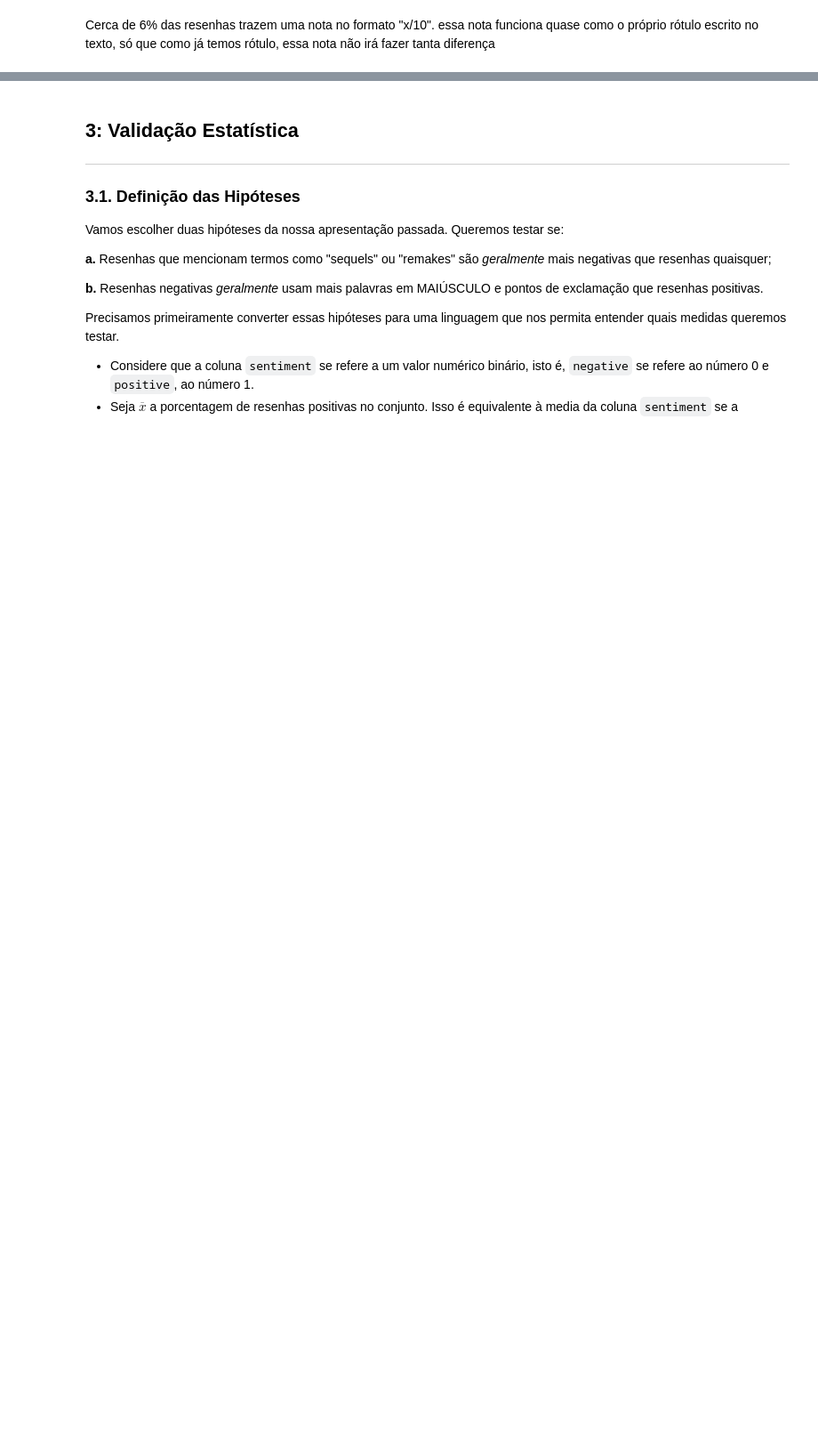
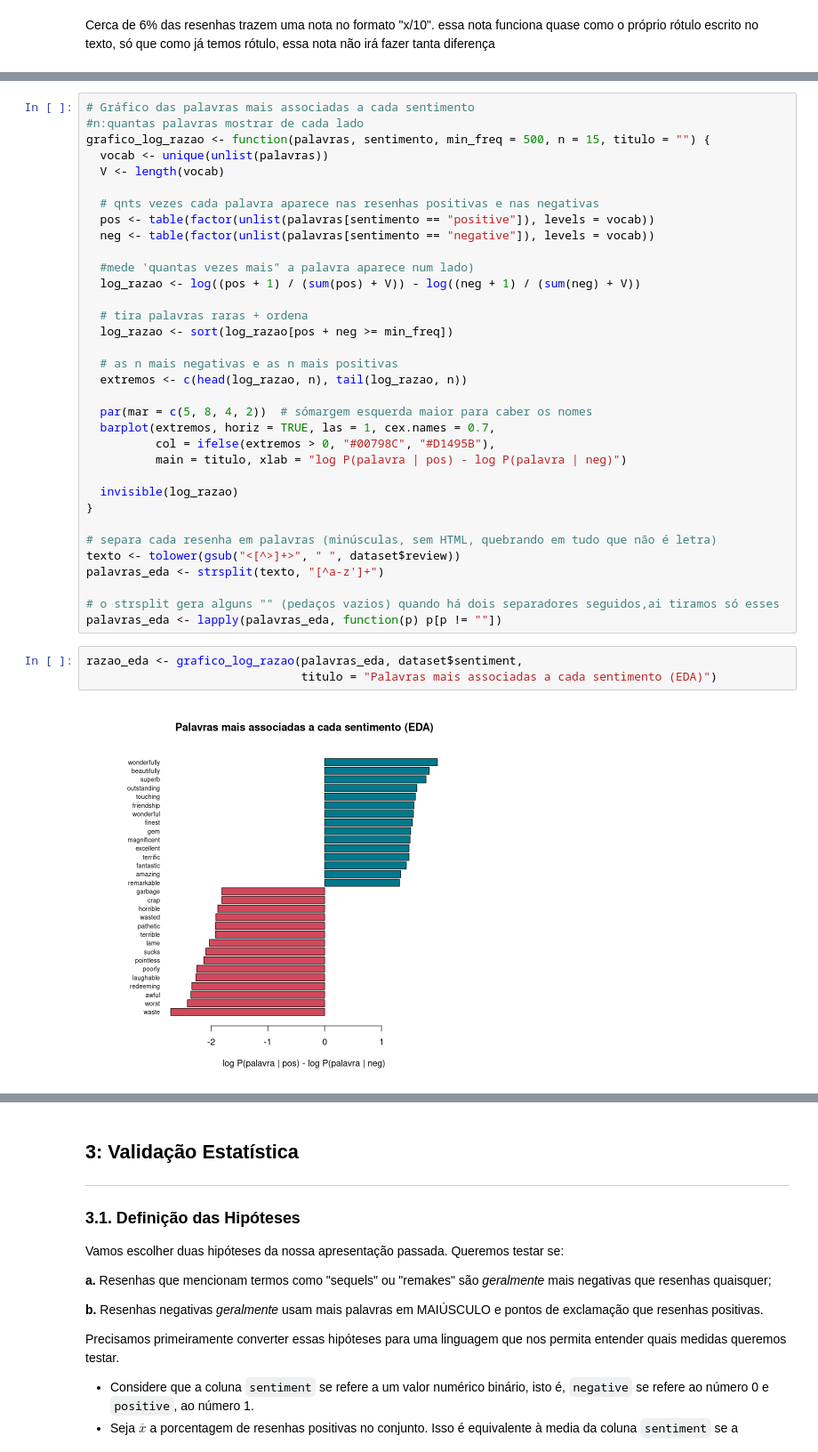
Before and after one commit to AmandaTrinity/estatistica, a Jupyter notebook: main.ipynb, the cells around one changed output, grey strips where cells are left out. Shown at 89% size. Drawn from its saved outputs; the diff is of its cells as text; blank space fills up the shorter version.

```diff
--- a/main.ipynb
+++ b/main.ipynb
@@ -179,0 +262,39 @@ Cerca de 6% das resenhas trazem uma nota no formato "x/10". essa nota funciona q
+# %%
+# Gráfico das palavras mais associadas a cada sentimento
+#n:quantas palavras mostrar de cada lado
+grafico_log_razao <- function(palavras, sentimento, min_freq = 500, n = 15, titulo = "") {
+  vocab <- unique(unlist(palavras))
+  V <- length(vocab)
+
+  # qnts vezes cada palavra aparece nas resenhas positivas e nas negativas
+  pos <- table(factor(unlist(palavras[sentimento == "positive"]), levels = vocab))
+  neg <- table(factor(unlist(palavras[sentimento == "negative"]), levels = vocab))
+
+  #mede 'quantas vezes mais" a palavra aparece num lado)
+  log_razao <- log((pos + 1) / (sum(pos) + V)) - log((neg + 1) / (sum(neg) + V))
+
+  # tira palavras raras + ordena
+  log_razao <- sort(log_razao[pos + neg >= min_freq])
+
+  # as n mais negativas e as n mais positivas
+  extremos <- c(head(log_razao, n), tail(log_razao, n))
+
+  par(mar = c(5, 8, 4, 2))  # sómargem esquerda maior para caber os nomes
+  barplot(extremos, horiz = TRUE, las = 1, cex.names = 0.7,
+          col = ifelse(extremos > 0, "#00798C", "#D1495B"),
+          main = titulo, xlab = "log P(palavra | pos) - log P(palavra | neg)")
+
+  invisible(log_razao)
+}
+
+# separa cada resenha em palavras (minúsculas, sem HTML, quebrando em tudo que não é letra)
+texto <- tolower(gsub("<[^>]+>", " ", dataset$review))
+palavras_eda <- strsplit(texto, "[^a-z']+")
+
+# o strsplit gera alguns "" (pedaços vazios) quando há dois separadores seguidos,ai tiramos só esses
+palavras_eda <- lapply(palavras_eda, function(p) p[p != ""])
+# %%
+razao_eda <- grafico_log_razao(palavras_eda, dataset$sentiment,
+                               titulo = "Palavras mais associadas a cada sentimento (EDA)")
+# %% [output]
+[figure, added]
```
Also changed, not shown: parts of 29 cells of this notebook.
